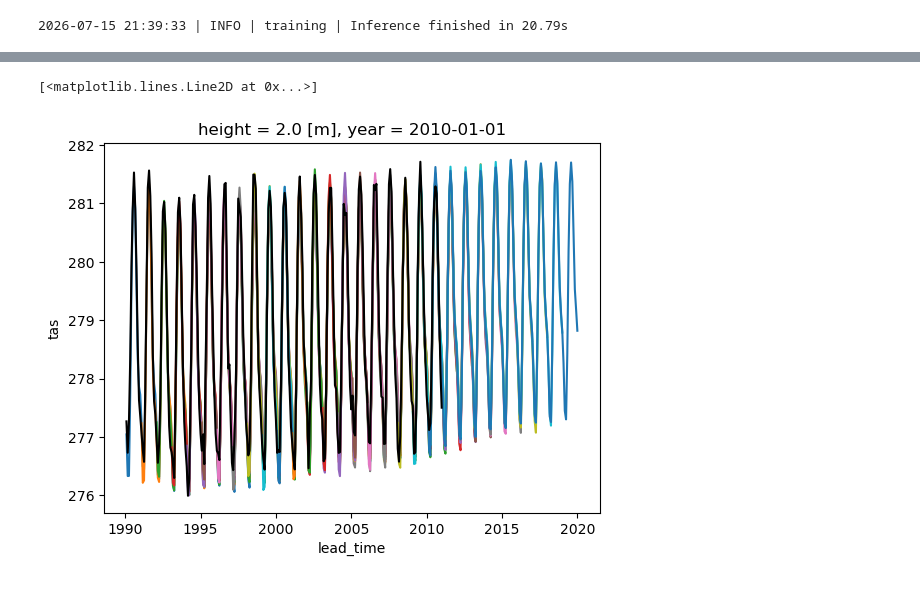
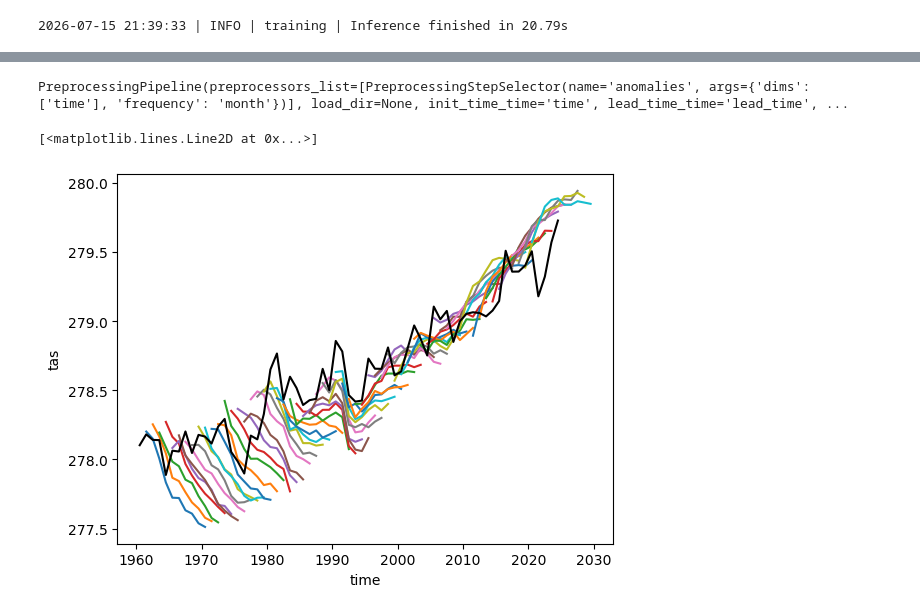
Before and after one commit to ParsaGooya/CCCma-PPP, a Jupyter notebook: test.ipynb, the cells around one changed output, grey strips where cells are left out. Saved outputs shown, nothing was run; the diff lists cells and outputs as text; code cells hidden in the pictures.

```diff
--- a/test.ipynb
+++ b/test.ipynb
@@ -637,4 +579,4 @@ import joblib
 # %%
-model = xr.open_mfdataset(glob.glob("/space/hall7/sitestore/eccc/crd/cccma/users/rpg002/data/tas/forecast_data/datetime/*.nc")).sel(year = slice('1990', '2010')).rename({"year" : 'time'}).mean('ensembles')
-obs = xr.open_dataset("/space/hall7/sitestore/eccc/crd/cccma/users/rpg002/data/tas/observations/ERA5/datetime/tas_era5_194001_202412_128_64.nc").sel(time = slice('1990', '2010')).mean('ensembles')
+model = xr.open_mfdataset(glob.glob("/space/hall7/sitestore/eccc/crd/cccma/users/rpg002/data/tas/forecast_data/datetime/*.nc")).rename({"year" : 'time'}).mean('ensembles').sel(time = slice("1960","2020"))
+obs = xr.open_dataset("/space/hall7/sitestore/eccc/crd/cccma/users/rpg002/data/tas/observations/ERA5/datetime/tas_era5_194001_202412_128_64.nc").mean('ensembles').sel(time = slice("1960","2024"))
 # %%
@@ -643,14 +598,20 @@ obs_pp = joblib.load("/space/hall7/sitestore/eccc/crd/cccma/users/rpg002/output/
+# %%
+model_pp.fit(model_base, mask=mask, save = False)
+obs_pp.fit(obs_base, save = False)
+# %% [output]
+PreprocessingPipeline(preprocessors_list=[PreprocessingStepSelector(name='anomalies', args={'dims': ['time'], 'frequency': 'month'})], load_dir=None, init_time_time='time', lead_time_time='lead_time', ...
 # %%
 import matplotlib.pyplot as plt
 
 
 for t in model.tas.time:
-    model.tas.sel(time = t).mean(['lat','lon']).assign_coords(lead_time = t.dt.year + model.lead_time / 12).plot()
+    model.tas.sel(time = t).mean(['lat','lon']).assign_coords(lead_time = t.dt.year + model.lead_time / 12).coarsen(lead_time=12, boundary="trim").mean().plot()
 
-plt.plot(obs.tas.time.dt.year + obs.tas.time.dt.month /12, obs.tas.mean(['lat','lon']), color = 'k')
+obs_toplot = obs.assign_coords(time = obs.tas.time.dt.year + obs.tas.time.dt.month /12)
+obs_toplot.tas.mean(['lat','lon']).coarsen(time=12, boundary="trim").mean().plot(color = 'k')
 # %% [output]
 [<matplotlib.lines.Line2D at 0x...>]
-[figure, old version]
+[figure, new version]
 # %%
 model_processed = model_pp.transform(model)
 obs_processed = obs_pp.transform(obs)
```
Also changed, not shown: parts of 30 cells of this notebook, 2 other files.
